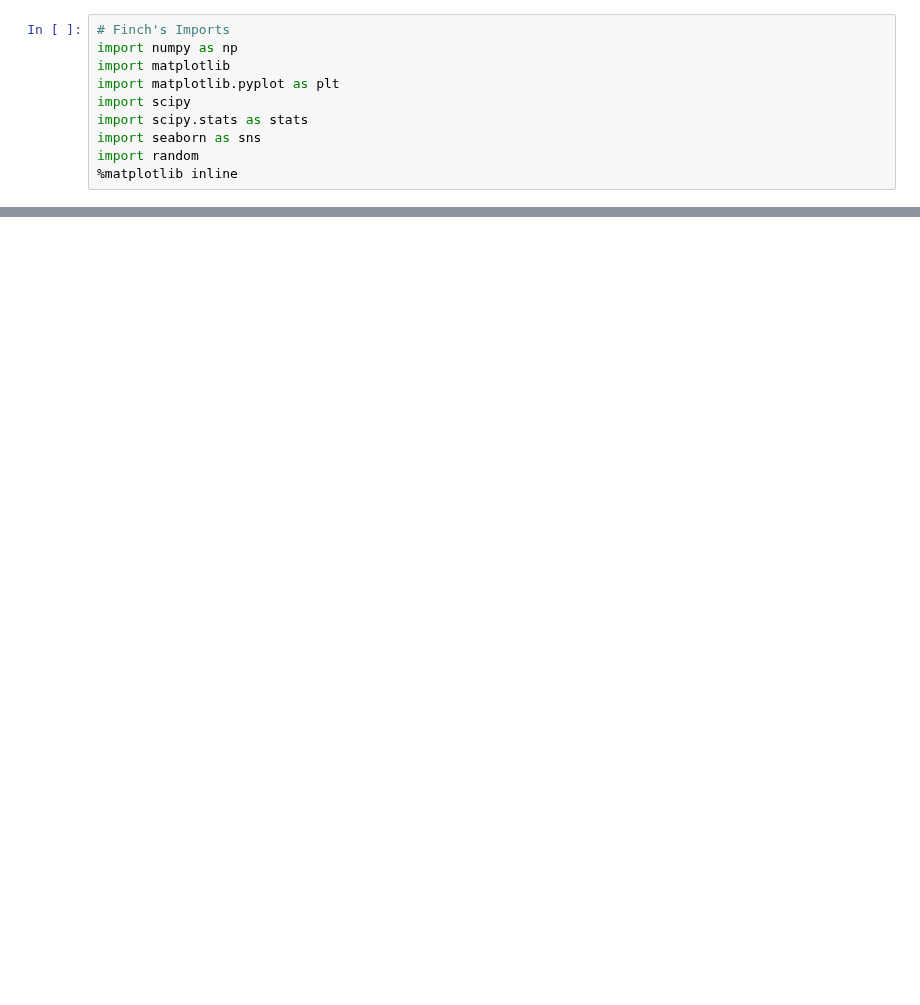
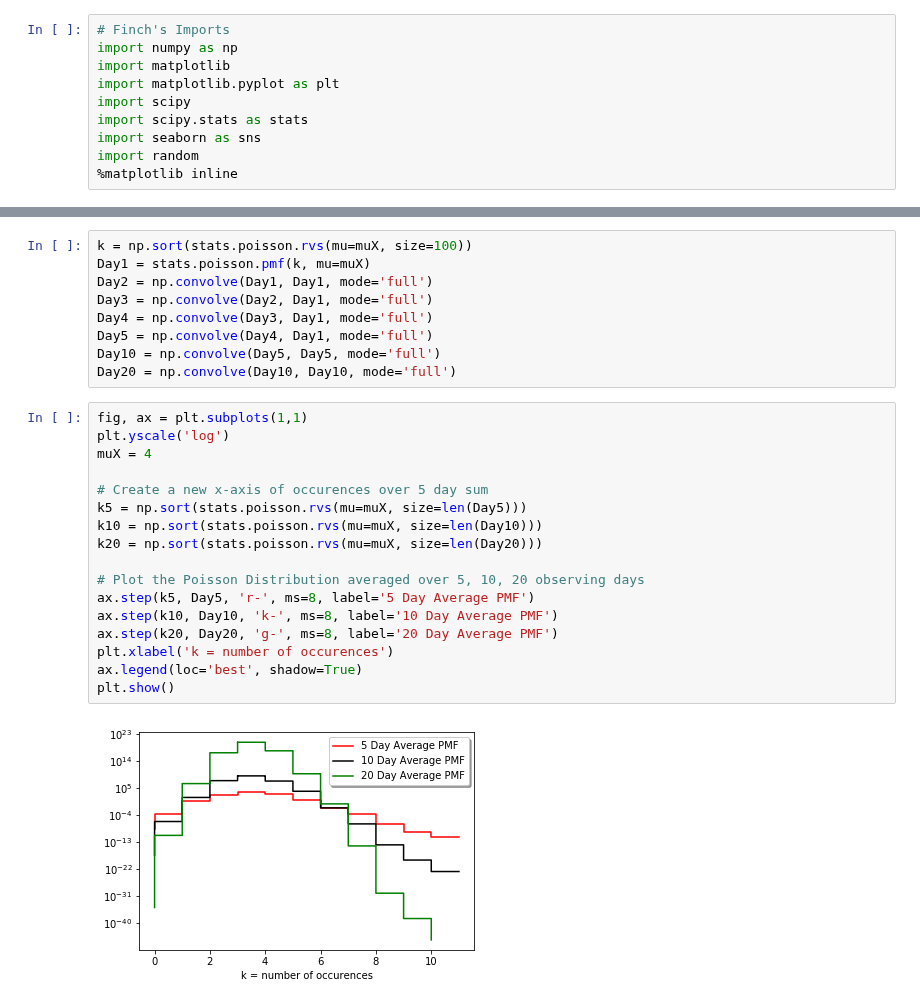
Before and after one commit to jbc1216/434-Portfolio, a Jupyter notebook: FinchCarr_Lab02.ipynb, the cells around one changed output, grey strips where cells are left out. Cells and saved outputs as stored; diff of their text form; blank space fills up the shorter version.

```diff
--- a/FinchCarr_Lab02.ipynb
+++ b/FinchCarr_Lab02.ipynb
@@ -104,0 +104,28 @@ $\begin{align*}
+# %%
+k = np.sort(stats.poisson.rvs(mu=muX, size=100))
+Day1 = stats.poisson.pmf(k, mu=muX)
+Day2 = np.convolve(Day1, Day1, mode='full')
+Day3 = np.convolve(Day2, Day1, mode='full')
+Day4 = np.convolve(Day3, Day1, mode='full')
+Day5 = np.convolve(Day4, Day1, mode='full')
+Day10 = np.convolve(Day5, Day5, mode='full')
+Day20 = np.convolve(Day10, Day10, mode='full')
+# %%
+fig, ax = plt.subplots(1,1)
+plt.yscale('log')
+muX = 4
+
+# Create a new x-axis of occurences over 5 day sum
+k5 = np.sort(stats.poisson.rvs(mu=muX, size=len(Day5)))
+k10 = np.sort(stats.poisson.rvs(mu=muX, size=len(Day10)))
+k20 = np.sort(stats.poisson.rvs(mu=muX, size=len(Day20)))
+
+# Plot the Poisson Distribution averaged over 5, 10, 20 observing days
+ax.step(k5, Day5, 'r-', ms=8, label='5 Day Average PMF')
+ax.step(k10, Day10, 'k-', ms=8, label='10 Day Average PMF')
+ax.step(k20, Day20, 'g-', ms=8, label='20 Day Average PMF')
+plt.xlabel('k = number of occurences')
+ax.legend(loc='best', shadow=True)
+plt.show()
+# %% [output]
+[figure, added]
```
Also changed, not shown: parts of 23 cells of this notebook.
